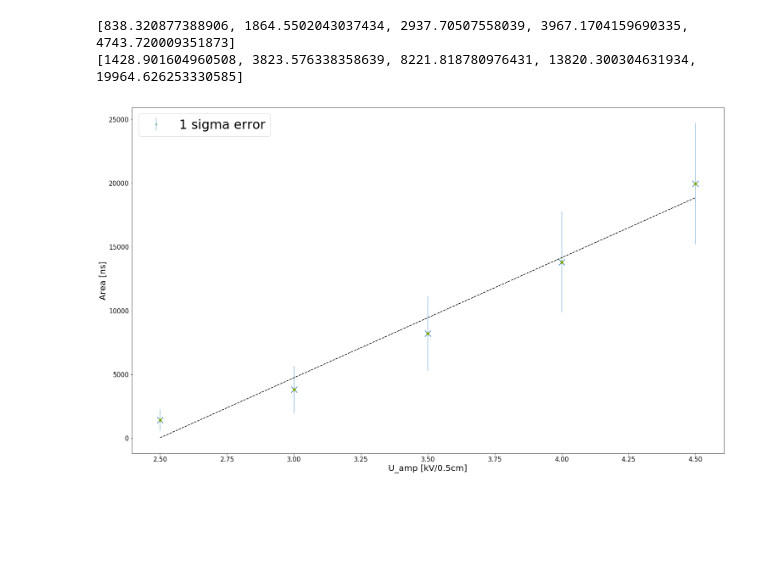
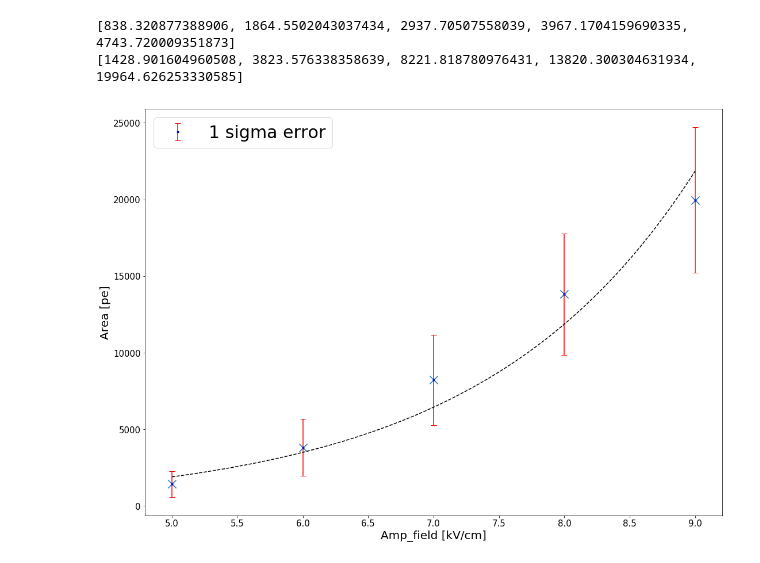
Before and after one commit to AG-Schumann/xebra_scripts, a Jupyter notebook: strax_analysis/S2_dependency.ipynb, the cells around one changed output. Drawn from its saved outputs; the diff is of its cells as text; code cells hidden in the pictures; blank space fills up the shorter version.

```diff
--- a/strax_analysis/S2_dependency.ipynb
+++ b/strax_analysis/S2_dependency.ipynb
@@ -674,43 +749,46 @@ print(len(Kr_S1_area186))
 18434
 # %%
-fig, ax = plt.subplots(1,1, figsize=(25,15))
-
+fig, ax = plt.subplots(1,1, figsize=(18,13))
+def expo(x, a, b):
+    return a*np.exp(-b*x)
+p0 = [1,1]
 ax = plt.gca()
 SIZE = 20
 EXTRA_SIZE = 30
 
 plt.rc('font', size=SIZE)          # controls default text sizes
 plt.rc('axes', titlesize=EXTRA_SIZE)     # fontsize of the axes title
 plt.rc('axes', labelsize=SIZE)    # fontsize of the x and y labels
 plt.rc('xtick', labelsize=15)    # fontsize of the tick labels
 plt.rc('ytick', labelsize=15)    # fontsize of the tick labels
 plt.rc('legend', fontsize=SIZE)    # legend fontsize
 plt.rc('figure', titlesize=SIZE)
 
 
 # S2_average_width = [popt2500V[1],popt3000V[1],popt3500V[1],popt4000V[1],popt4500V[1]]
 # S2_average_width_sigma = [popt2500V[2],popt3000V[2],popt3500V[2],popt4000V[2],popt4500V[2]]
 
 S2_average_area = [S2_mu_2500V, S2_mu_3000V, S2_mu_3500V ,S2_mu_4000V ,S2_mu_4500V]
 S2_average_area_sigma = [S2_sigma_2500V, S2_sigma_3000V ,S2_sigma_3500V ,S2_sigma_4000V ,S2_sigma_4500V]
-U_amp = [2.5, 3, 3.5 ,4, 4.5]
+U_amp = [5, 6, 7 ,8, 9]
 
 print(S2_average_area_sigma)
 print(S2_average_area)
 plt.scatter(U_amp, S2_average_area, marker = 'x', s=200)
-plt.errorbar(U_amp, S2_average_area, yerr=S2_average_area_sigma, marker= '.', mec='green', mfc= 'green' ,fmt='.', alpha = 0.5, label='1 sigma error')
-
-
-fit = np.polyfit(U_amp,S2_average_area,1)
-fit_fn = np.poly1d(fit)
-plt.plot(U_amp, S2_average_area, 'yo', U_amp, fit_fn(U_amp), '--k')
+plt.errorbar(U_amp, S2_average_area, yerr=S2_average_area_sigma, marker= '.', ecolor='red', capsize=5, fmt = 'bx', label='1 sigma error')
+x = np.linspace(5,9,5)
+x_range= np.linspace(5,9,100)
+popt, pcov = curve_fit(expo, x, S2_average_area, sigma=S2_average_area_sigma, p0=p0, absolute_sigma=True, maxfev= 10000)
+# fit = np.polyfit(U_amp,S2_average_area,1)
+# fit_fn = np.poly1d(fit)
+plt.plot(x_range, expo(x_range,*popt), '--k')
 #plt.fill_between(kr_energy, kr_list-kr_sigma_list, kr_list+kr_sigma_list)
-ax.set_xlabel('U_amp [kV/0.5cm]')
-ax.set_ylabel('Area [ns]')
+ax.set_xlabel('Amp_field [kV/cm]')
+ax.set_ylabel('Area [pe]')
 #ax.set_ylim([0,25000])
 plt.legend(loc =2,prop={'size': 30})
 plt.show()
 # %% [output]
 [838.320877388906, 1864.5502043037434, 2937.70507558039, 3967.1704159690335, 4743.720009351873]
 [1428.901604960508, 3823.576338358639, 8221.818780976431, 13820.300304631934, 19964.626253330585]
-[figure, old version]
+[figure, new version]
```
Also changed, not shown: parts of 4 cells of this notebook, 7 other files.
